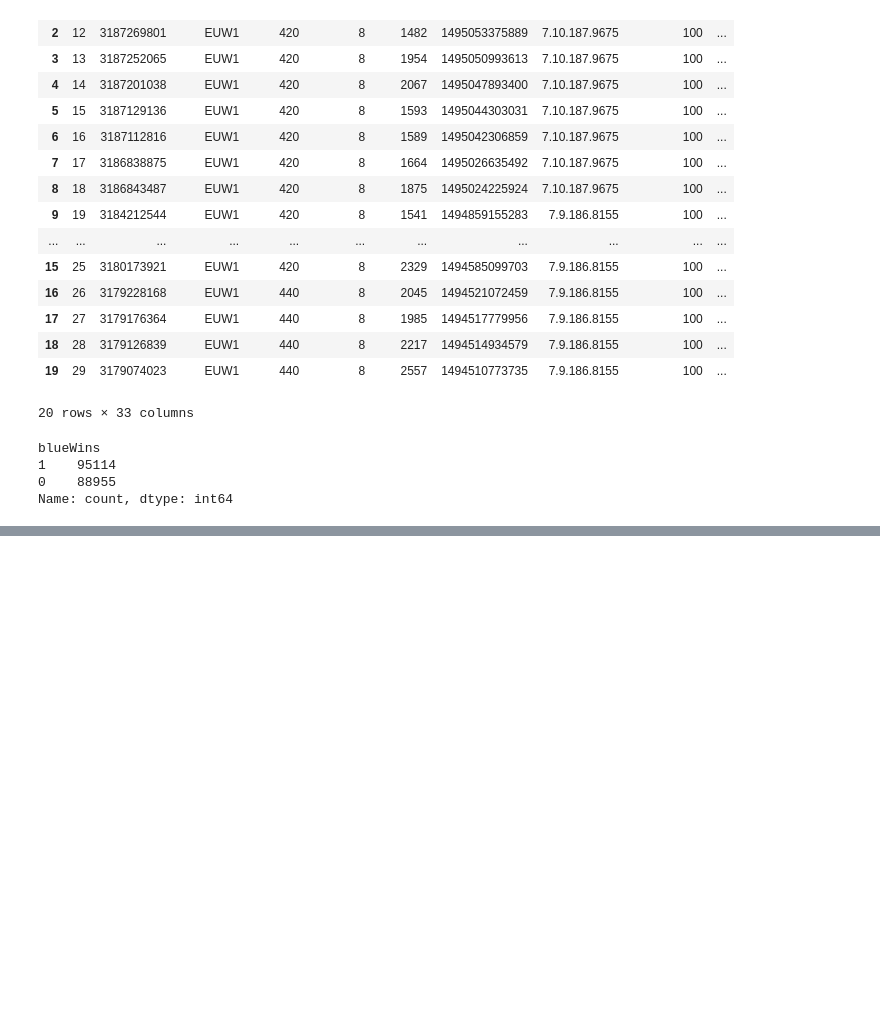
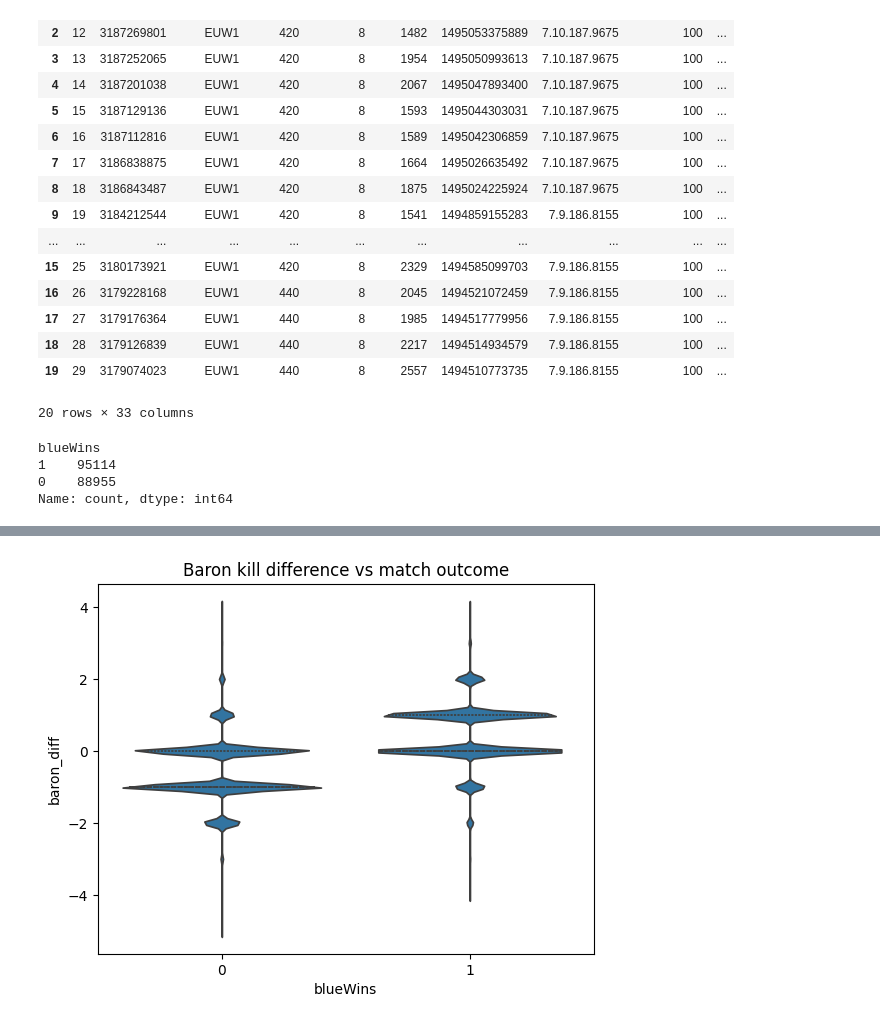
Before and after one commit to seiryuu9/ml-analysis-lol, a Jupyter notebook: notebooks/01_eda.ipynb, the cells around one changed output, grey strips where cells are left out. Drawn from its saved outputs; the diff is of its cells as text; code cells hidden in the pictures; blank space fills up the shorter version.

```diff
--- a/notebooks/01_eda.ipynb
+++ b/notebooks/01_eda.ipynb
@@ -256,0 +318,6 @@ Name: count, dtype: int64
+# %%
+sns.violinplot(x='blueWins', y='baron_diff', data=matches_stats, inner="quartile")
+plt.title("Baron kill difference vs match outcome")
+plt.show()
+# %% [output]
+[figure, added]
```
Also changed, not shown: parts of 20 cells of this notebook, 1 other file.
